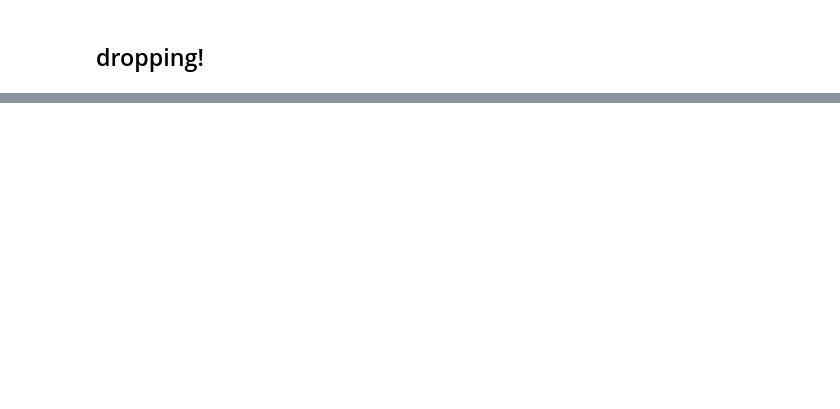
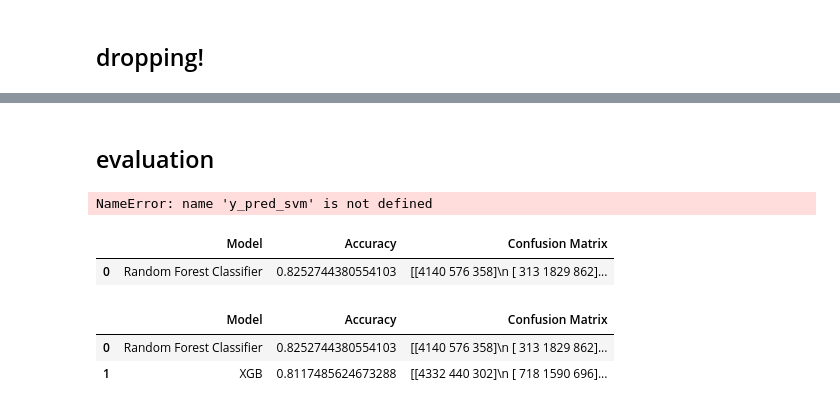
Before and after one commit to ouriquco/Classificiation-Academic-Success, a Jupyter notebook: academic_success_classification.ipynb, the cells around one changed output, grey strips where cells are left out. Drawn from its saved outputs; the diff is of its cells as text; code cells hidden in the pictures; blank space fills up the shorter version.

```diff
--- a/academic_success_classification.ipynb
+++ b/academic_success_classification.ipynb
@@ -86,0 +256,2 @@ corr = abs(df_corr.corr())
+# %% [markdown]
+## evaluation
@@ -86,0 +269,15 @@ corr = abs(df_corr.corr())
+# %%
+evaluate(evaluation_df, "SVM", y_pred_svm, y_test)
+# %% [output]
+NameError: name 'y_pred_svm' is not defined
+# %%
+evaluate(evaluation_df, "Random Forest Classifier", y_pred_rfc, y_test)
+# %% [output]
+|  | Model | Accuracy | Confusion Matrix |
+| 0 | Random Forest Classifier | 0.8252744380554103 | [[4140 576 358]\n [ 313 1829 862]... |
+# %%
+evaluate(evaluation_df, "XGB", y_pred_xgb, y_test)
+# %% [output]
+|  | Model | Accuracy | Confusion Matrix |
+| 0 | Random Forest Classifier | 0.8252744380554103 | [[4140 576 358]\n [ 313 1829 862]... |
+| 1 | XGB | 0.8117485624673288 | [[4332 440 302]\n [ 718 1590 696]... |
```
Also changed, not shown: parts of 34 cells of this notebook.
